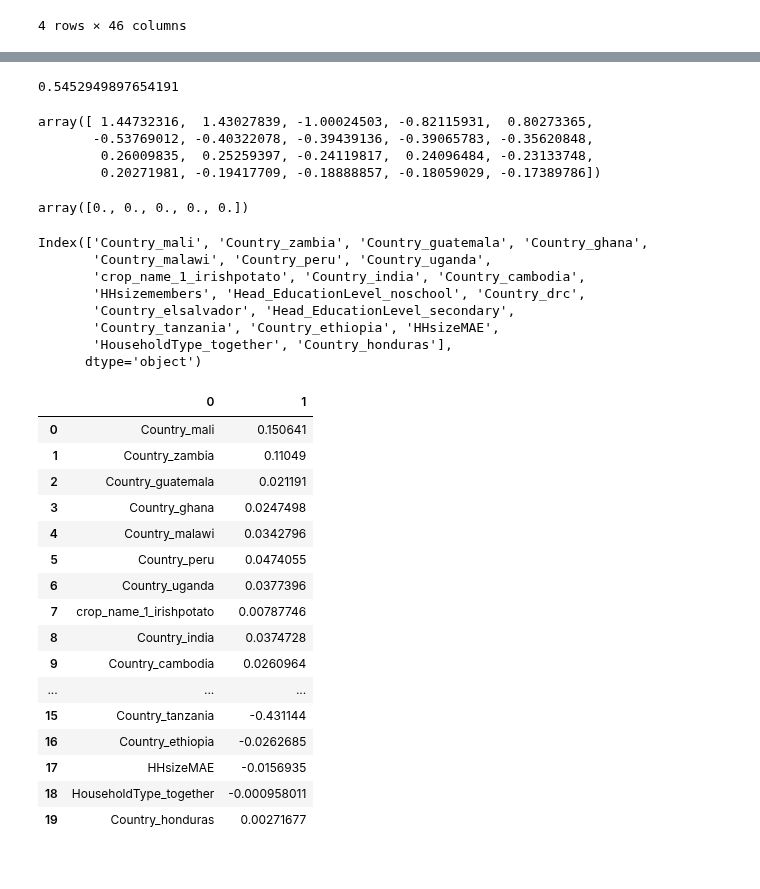
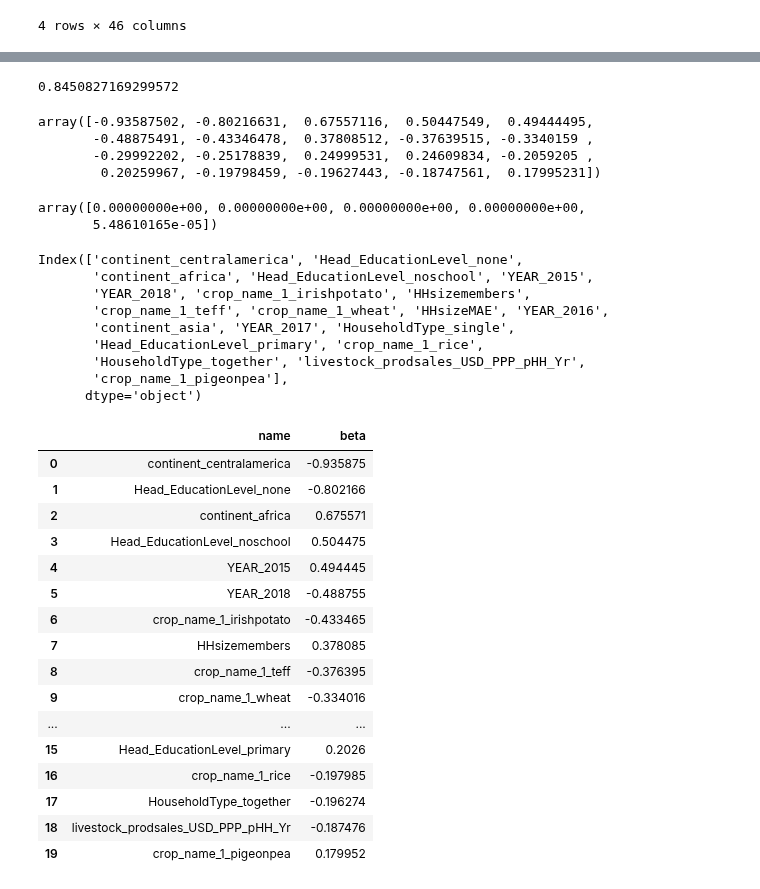
Before and after one commit to laporpe/STA_208, a Jupyter notebook: finalized_code/Ridge_reg.ipynb, the cells around one changed output, grey strips where cells are left out. Saved outputs shown, nothing was run; the diff lists cells and outputs as text; code cells hidden in the pictures.

```diff
--- a/finalized_code/Ridge_reg.ipynb
+++ b/finalized_code/Ridge_reg.ipynb
@@ -10,0 +35,2 @@ fun = Cleaning_Functions()
+# %%
+clean = pd.read_csv("../data/clean.csv")
@@ -262,15 +268,15 @@ Name: Livestock_Orientation, Length: 10078, dtype: float64
 # %%
-ppi.data = ppi_data.drop("Country", axis = 1)
+ppi_data = ppi_data.drop("Country", axis = 1)
 ppi_data.YEAR = ppi_data.YEAR.astype('category')
-
 ppi_data = standarize_data(ppi_data)
 # %%
 X_ppi = get_dummyXs_y(ppi_data, "PPI_Likelihood")[0]
 y_ppi = get_dummyXs_y(ppi_data, "PPI_Likelihood")[1]
 # %%
-X_train_ppi, X_test_ppi, y_train_ppi, y_test_ppi = train_test_split(X_ppi ,y_ppi, test_size = 0.3, random_state = 2021)
+X_train_ppi, X_test_ppi, y_train_ppi, y_test_ppi = train_test_split(X_ppi ,y_ppi, test_size = 0.3,
+                                                                    random_state = 2021)
 # %%
-alpha_set = np.arange(10,80,1)
+alpha_set = np.arange(10,70,1)
 ridge_cv_ppi=RidgeCV(alphas=alpha_set, store_cv_values = True, fit_intercept = False)
 model_ppi_cv=ridge_cv_ppi.fit(X_train_ppi,y_train_ppi)
 model_ppi_cv.alpha_
@@ -293,7 +318,7 @@ y_pred_ridge_ppi = ridge_ppi.predict(X_test_ppi)
 MSE_ppi = np.mean((y_pred_ridge_ppi-np.array(y_test_ppi))**2)
 MSE_ppi
 # %% [output]
-0.5452949897654191
+0.8450827169299572
 # %%
 #top 20 coeff/variable that are most important by abs value
 betas_ppi = ridge_ppi.coef_
@@ -302,44 +327,47 @@ min5_index_ppi = [list(abs(betas_ppi)).index(x) for x in np.sort(abs(betas_ppi))
 # %%
 betas_ppi[max5_index_ppi]
 # %% [output]
-array([ 1.44732316,  1.43027839, -1.00024503, -0.82115931,  0.80273365,
-       -0.53769012, -0.40322078, -0.39439136, -0.39065783, -0.35620848,
-        0.26009835,  0.25259397, -0.24119817,  0.24096484, -0.23133748,
-        0.20271981, -0.19417709, -0.18888857, -0.18059029, -0.17389786])
+array([-0.93587502, -0.80216631,  0.67557116,  0.50447549,  0.49444495,
+       -0.48875491, -0.43346478,  0.37808512, -0.37639515, -0.3340159 ,
+       -0.29992202, -0.25178839,  0.24999531,  0.24609834, -0.2059205 ,
+        0.20259967, -0.19798459, -0.19627443, -0.18747561,  0.17995231])
 # %%
 betas_ppi[min5_index_ppi]
 # %% [output]
-array([0., 0., 0., 0., 0.])
+array([0.00000000e+00, 0.00000000e+00, 0.00000000e+00, 0.00000000e+00,
+       5.48610165e-05])
 # %%
-X_train.columns[max5_index_ppi]
+X_train_ppi.columns[max5_index_ppi]
 # %% [output]
-Index(['Country_mali', 'Country_zambia', 'Country_guatemala', 'Country_ghana',
-       'Country_malawi', 'Country_peru', 'Country_uganda',
-       'crop_name_1_irishpotato', 'Country_india', 'Country_cambodia',
-       'HHsizemembers', 'Head_EducationLevel_noschool', 'Country_drc',
-       'Country_elsalvador', 'Head_EducationLevel_secondary',
-       'Country_tanzania', 'Country_ethiopia', 'HHsizeMAE',
-       'HouseholdType_together', 'Country_honduras'],
+Index(['continent_centralamerica', 'Head_EducationLevel_none',
+       'continent_africa', 'Head_EducationLevel_noschool', 'YEAR_2015',
+       'YEAR_2018', 'crop_name_1_irishpotato', 'HHsizemembers',
+       'crop_name_1_teff', 'crop_name_1_wheat', 'HHsizeMAE', 'YEAR_2016',
+       'continent_asia', 'YEAR_2017', 'HouseholdType_single',
+       'Head_EducationLevel_primary', 'crop_name_1_rice',
+       'HouseholdType_together', 'livestock_prodsales_USD_PPP_pHH_Yr',
+       'crop_name_1_pigeonpea'],
       dtype='object')
 # %%
-feature_imp_ppi  = pd.DataFrame([X_train.columns[max5_index_ppi], betas[max5_index_ppi]]).T
+feature_imp_ppi  = pd.DataFrame([X_train_ppi.columns[max5_index_ppi], betas_ppi[max5_index_ppi]]).T
+feature_imp_ppi.columns = ["name", "beta"]
 feature_imp_ppi
 # %% [output]
-|  | 0 | 1 |
-| 0 | Country_mali | 0.150641 |
-| 1 | Country_zambia | 0.11049 |
-| 2 | Country_guatemala | 0.021191 |
-| 3 | Country_ghana | 0.0247498 |
-| 4 | Country_malawi | 0.0342796 |
-| 5 | Country_peru | 0.0474055 |
-| 6 | Country_uganda | 0.0377396 |
-| 7 | crop_name_1_irishpotato | 0.00787746 |
-| 8 | Country_india | 0.0374728 |
-| 9 | Country_cambodia | 0.0260964 |
+|  | name | beta |
+| 0 | continent_centralamerica | -0.935875 |
+| 1 | Head_EducationLevel_none | -0.802166 |
+| 2 | continent_africa | 0.675571 |
+| 3 | Head_EducationLevel_noschool | 0.504475 |
+| 4 | YEAR_2015 | 0.494445 |
+| 5 | YEAR_2018 | -0.488755 |
+| 6 | crop_name_1_irishpotato | -0.433465 |
+| 7 | HHsizemembers | 0.378085 |
+| 8 | crop_name_1_teff | -0.376395 |
+| 9 | crop_name_1_wheat | -0.334016 |
 | ... | ... | ... |
-| 15 | Country_tanzania | -0.431144 |
-| 16 | Country_ethiopia | -0.0262685 |
-| 17 | HHsizeMAE | -0.0156935 |
-| 18 | HouseholdType_together | -0.000958011 |
-| 19 | Country_honduras | 0.00271677 |
+| 15 | Head_EducationLevel_primary | 0.2026 |
+| 16 | crop_name_1_rice | -0.197985 |
+| 17 | HouseholdType_together | -0.196274 |
+| 18 | livestock_prodsales_USD_PPP_pHH_Yr | -0.187476 |
+| 19 | crop_name_1_pigeonpea | 0.179952 |
 # %%
```
Also changed, not shown: parts of 41 cells of this notebook.
